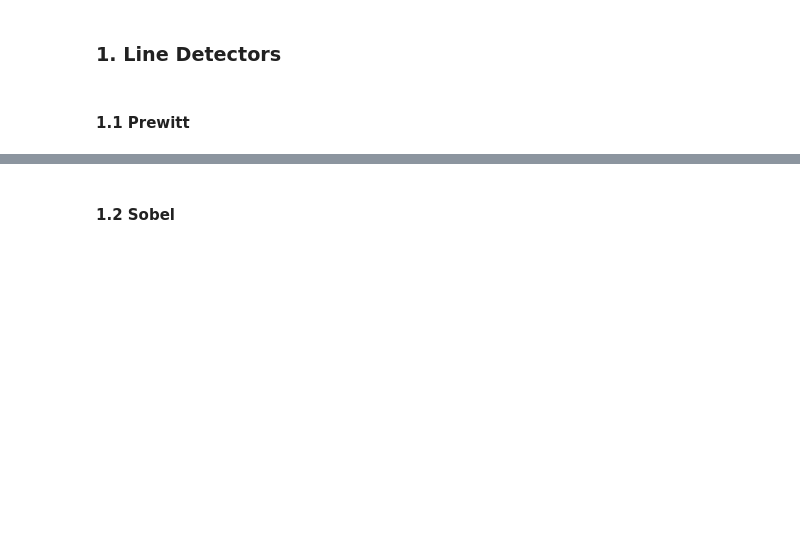
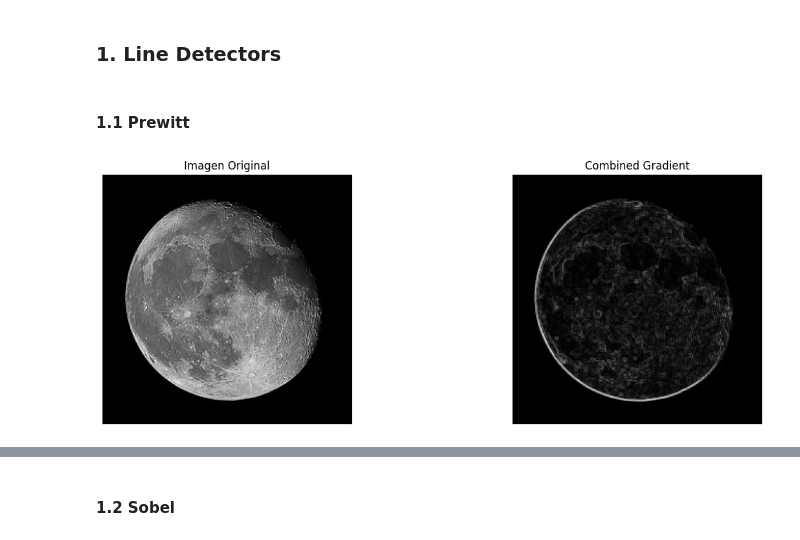
Before and after one commit to alcalderagl/processing_images, a Jupyter notebook: activity 2/spatial_domain_algorithms.ipynb, the cells around one changed output, grey strips where cells are left out. Drawn from its saved outputs; the diff is of its cells as text; code cells hidden in the pictures; blank space fills up the shorter version.

```diff
--- a/activity 2/spatial_domain_algorithms.ipynb
+++ b/activity 2/spatial_domain_algorithms.ipynb
@@ -33,4 +31,63 @@ from PIL import Image
+# %%
+# Loading images
+moon = Image.open("data/moon.jpg")
+fingerprint = Image.open("data/fingerprint.png")
+plans = Image.open("data/plans.jpg")
+dragon = Image.open("data/dragon.png")
 # %% [markdown]
 ### 1. Line Detectors
 # %% [markdown]
 #### 1.1 Prewitt
+# %%
+# converting the imageinto gray scale
+gray = moon.convert("L")
+
+# normalizie the image
+gray = np.array(gray, dtype=np.float32) / 255.0
+
+# Prewitt kernels
+# getting Gx
+prewitt_x = np.array([[-1, 0, 1], [-1, 0, 1], [-1, 0, 1]])
+# getting Gy
+prewitt_y = np.array([[-1, -1, -1], [ 0,  0,  0], [ 1,  1,  1]])
+
+# Get height and widht of the image
+height = gray.shape[0]
+width = gray.shape[1]
+
+# Initialize array for edges
+edges_x = np.zeros((height, width))
+edges_y = np.zeros((height, width))
+
+# Applying Prewitt method
+for i in range(1, height - 1):
+    for j in range(1, width - 1):
+
+        region = gray[i-1:i+2, j-1:j+2]
+
+        x_result = np.sum(region * prewitt_x)
+        y_result = np.sum(region * prewitt_y)
+
+        edges_x[i, j] = x_result
+        edges_y[i, j] = y_result
+
+edges_combined = np.sqrt(edges_x**2 + edges_y**2)
+
+
+plt.figure(figsize=(15, 5))
+
+plt.subplot(1, 2, 1)
+plt.imshow(gray, cmap="gray")
+plt.title("Imagen Original")
+plt.xticks([])
+plt.yticks([])
+
+plt.subplot(1, 2, 2)
+plt.imshow(edges_combined, cmap="gray")
+plt.title("Combined Gradient")
+plt.xticks([])
+plt.yticks([])
+
+plt.show()
+# %% [output]
+[figure, added]
```
Also changed, not shown: parts of 4 cells of this notebook, 4 other files.
